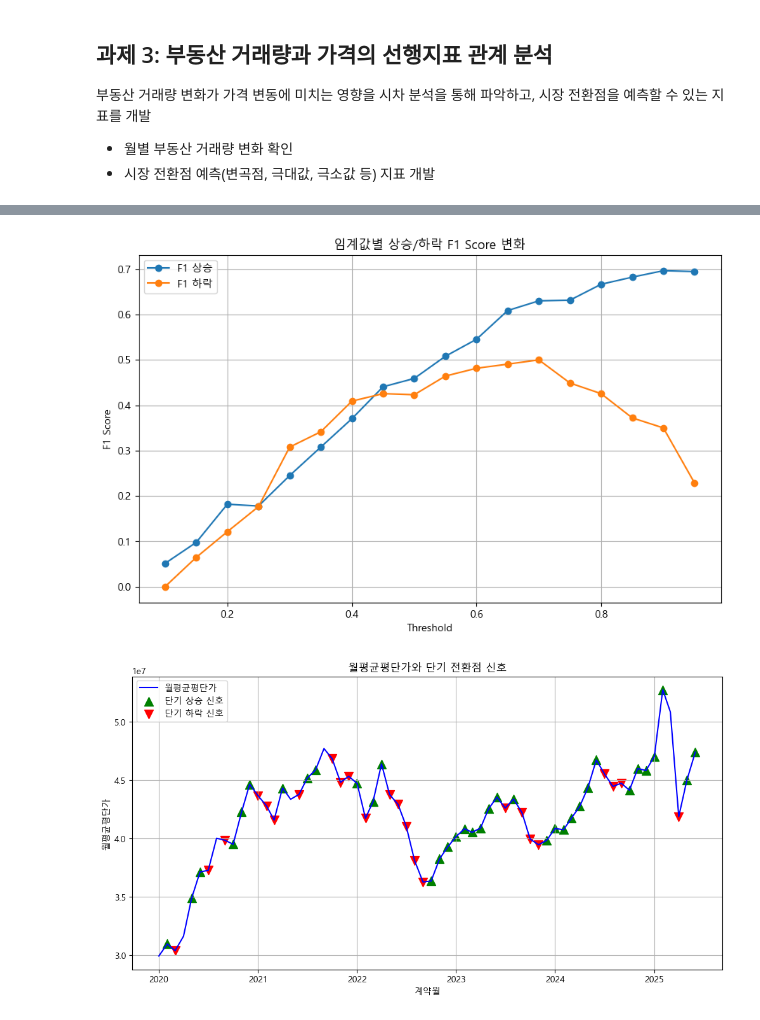
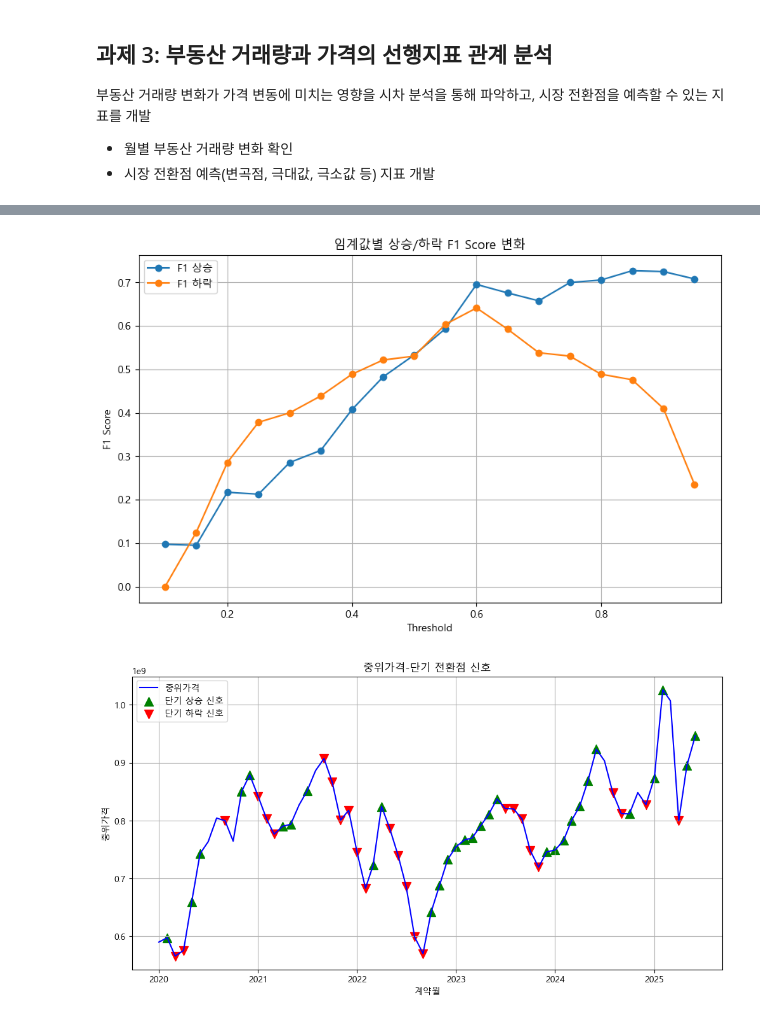
Before and after one commit to krystallinekim/pjt-DataAnalysis-Korean_Real_Estate, a Jupyter notebook: 03_leading_indicators.ipynb, the cells around one changed output, grey strips where cells are left out. Drawn from its saved outputs; the diff is of its cells as text; code cells hidden in the pictures.

```diff
--- a/03_leading_indicators.ipynb
+++ b/03_leading_indicators.ipynb
@@ -30,6 +30,7 @@ monthly_stats, _ = calc_monthly_annual(df_sales)
 monthly_stats['월별거래량변화율'] = monthly_stats['월별거래건수'].pct_change()
 monthly_stats['월평균거래금액변화율'] = monthly_stats['월평균거래금액'].pct_change()
 monthly_stats['월평균평단가변화율'] = monthly_stats['월평균평단가'].pct_change()
+monthly_stats['중위가격변화율'] = monthly_stats['중위가격'].pct_change()
 
 # display(monthly_stats)
 # %%
@@ -131,9 +145,7 @@ from sklearn.metrics import precision_score, recall_score, f1_score
 
 # 임계값을 주면, 임계값에 따른 월 평균 평단가 지표 평가 점수를 돌려주는 함수
 
-def evaluate_threshold(threshold):
-
-    search = '월평균평단가'
+def evaluate_threshold(threshold, search):
 
     monthly_stats_copy = monthly_stats.copy()
 
@@ -182,7 +194,9 @@ def evaluate_threshold(threshold):
     }
 # %%
 # threshold 0.1 ~ 0.95까지 탐색
-results = [evaluate_threshold(t) for t in np.arange(0.1, 1.0, 0.05)]
+search = '중위가격'
+
+results = [evaluate_threshold(t, search) for t in np.arange(0.1, 1.0, 0.05)]
 performance_df = pd.DataFrame(results).round(3)
 
 # 최적 임계값 찾기
@@ -229,11 +243,9 @@ plt.grid(True)
 plt.savefig('./fig/03_leading_indicators/임계값별F1점수변화.png', dpi=300, bbox_inches='tight')
 plt.show()
 # %% [output]
-[figure, old version]
+[figure, new version]
 # %%
 # 그래프로 최적 threshold에 대해 시각화
-search = '월평균평단가'
-
 vol_thresh_up = monthly_stats['월별거래량변화율'].quantile(1- best_row['threshold'])
 vol_thresh_dn = monthly_stats['월별거래량변화율'].quantile(best_row['threshold'])
 price_thresh_up = monthly_stats[f'{search}변화율'].quantile(1- best_row['threshold'])
@@ -243,32 +255,32 @@ price_thresh_dn = monthly_stats[f'{search}변화율'].quantile(best_row['thresho
 def signal(row):
     if (row['월별거래량변화율'] > vol_thresh_up) and (row[f'{search}변화율'] > price_thresh_up):
         return 1  # 단기 상승 신호
     elif (row['월별거래량변화율'] < vol_thresh_dn) and (row[f'{search}변화율'] < price_thresh_dn):
         return -1  # 단기 하락 신호
     else:
         return 0  # 신호 없음
 
 monthly_stats['단기전환점신호'] = monthly_stats.apply(signal, axis=1)
 
 plt.figure(figsize=(12,6))
 plt.plot(monthly_stats['계약월'], monthly_stats[search], label=search, color='blue')
 
 # 상승 신호 표시
 plt.scatter(monthly_stats.loc[monthly_stats['단기전환점신호']==1, '계약월'],
             monthly_stats.loc[monthly_stats['단기전환점신호']==1, search],
             color='green', marker='^', label='단기 상승 신호', s=100)
 
 # 하락 신호 표시
 plt.scatter(monthly_stats.loc[monthly_stats['단기전환점신호']==-1, '계약월'],
             monthly_stats.loc[monthly_stats['단기전환점신호']==-1, search],
             color='red', marker='v', label='단기 하락 신호', s=100)
 
-plt.title(f'{search}와 단기 전환점 신호')
+plt.title(f'{search}-단기 전환점 신호')
 plt.xlabel('계약월')
 plt.ylabel(search)
 plt.legend()
 plt.grid(True)
 plt.savefig('./fig/03_leading_indicators/단기전환점적용후그래프.png', dpi=300, bbox_inches='tight')
 plt.show()
 # %% [output]
-[figure, old version]
+[figure, new version]
```
Also changed, not shown: parts of 4 cells of this notebook.
